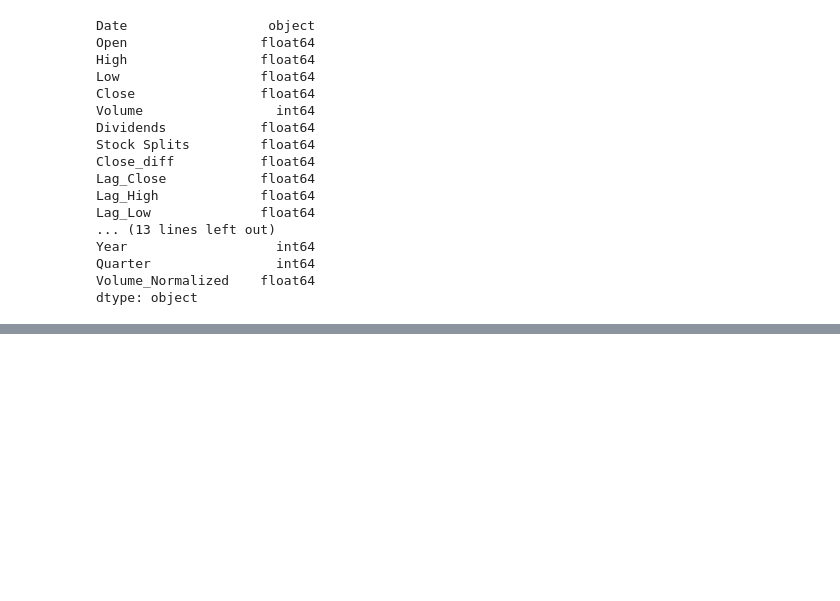
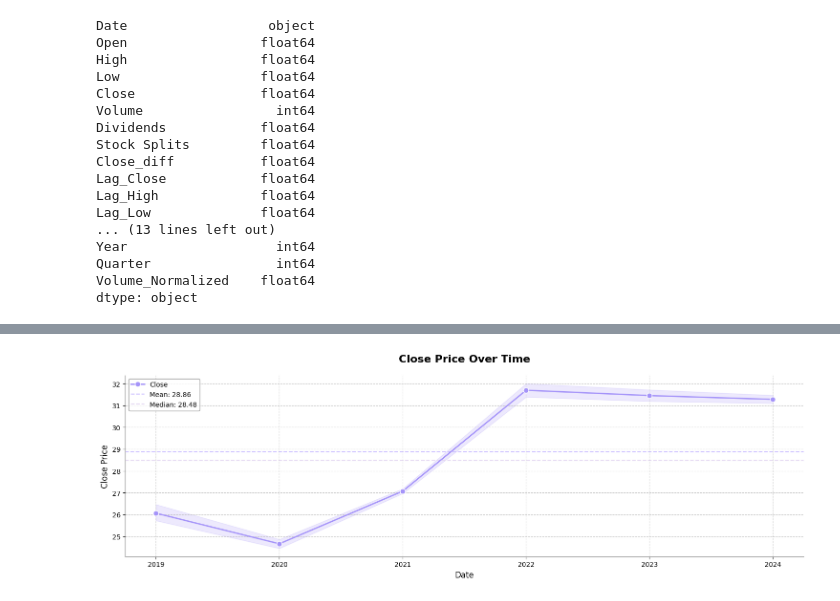
Before and after one commit to Sudais-shah/Saudi-Aramco-Stock-Price-Prediction-Model, a Jupyter notebook: Saudi Aramco Stock Price Prediction Model.ipynb, the cells around one changed output, grey strips where cells are left out. Saved outputs shown, nothing was run; the diff lists cells and outputs as text; code cells hidden in the pictures; blank space fills up the shorter version.

```diff
--- a/Saudi Aramco Stock Price Prediction Model.ipynb
+++ b/Saudi Aramco Stock Price Prediction Model.ipynb
@@ -140,0 +224,25 @@ dtype: object
+# %%
+plt.figure(figsize=(15, 5))
+# Line plot for Close over Year
+sns.lineplot(x='Year', y='Close', data=df, color=color1, linewidth=2, label='Close',  marker='o',markersize=8,markeredgecolor='white',
+             markeredgewidth=1 )
+# Mean line
+plt.axhline(df['Close'].mean(), color=color2, linestyle='--', linewidth=1.5, label=f'Mean: {df["Close"].mean():.2f}', zorder=1)
+# median line
+plt.axhline(df['Close'].median(), color=color3, linestyle='--', linewidth=1.5, label=f'Median: {df["Close"].median():.2f}', zorder=1)
+plt.title('Close Price Over Time', fontsize=16, fontweight='bold', pad=20)
+plt.xlabel('Date', fontsize=12)
+plt.ylabel('Close Price', fontsize=12)
+plt.legend(fontsize=10, frameon=True, facecolor='white', edgecolor='gray')
+plt.grid(True, linestyle='--', alpha=0.7, zorder=0)
+plt.gca().set_facecolor('white')
+plt.gca().spines['top'].set_visible(False)
+plt.gca().spines['right'].set_visible(False)
+plt.gca().spines['left'].set_color('gray')
+plt.gca().spines['bottom'].set_color('gray')
+
+
+plt.tight_layout()
+plt.show()
+# %% [output]
+[figure, added]
```
Also changed, not shown: parts of 29 cells of this notebook.
